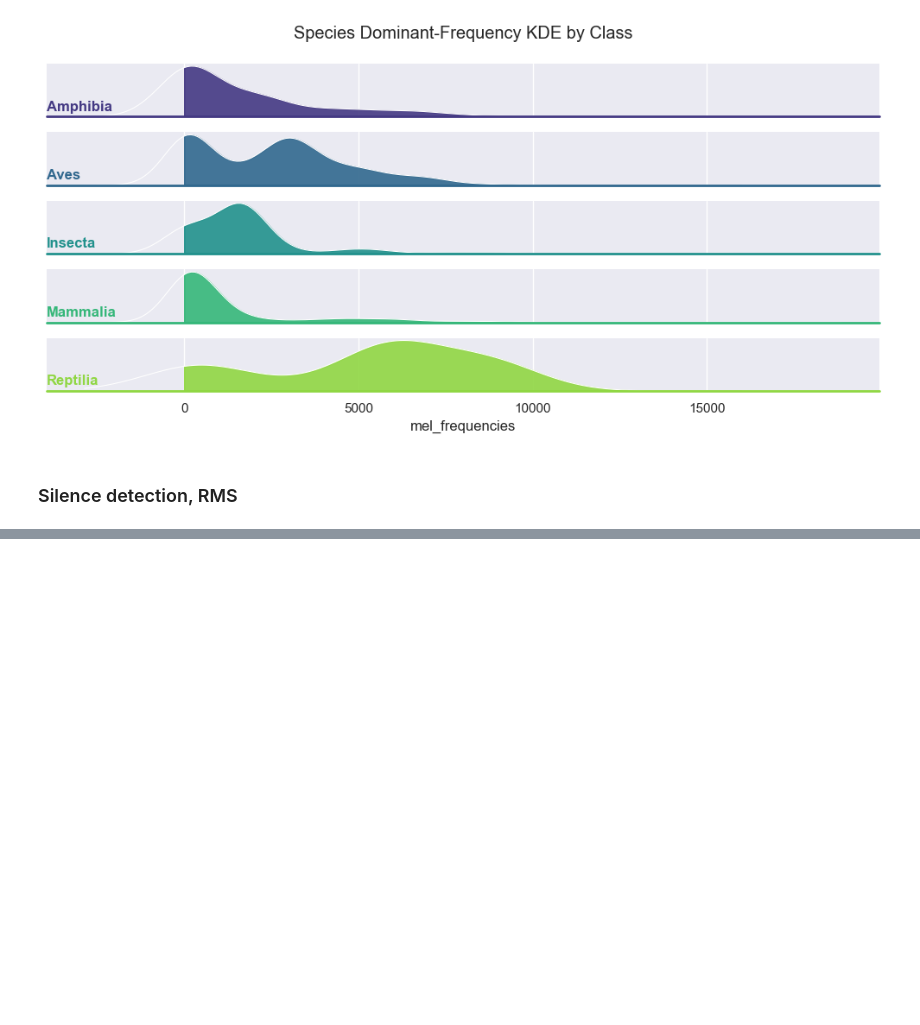
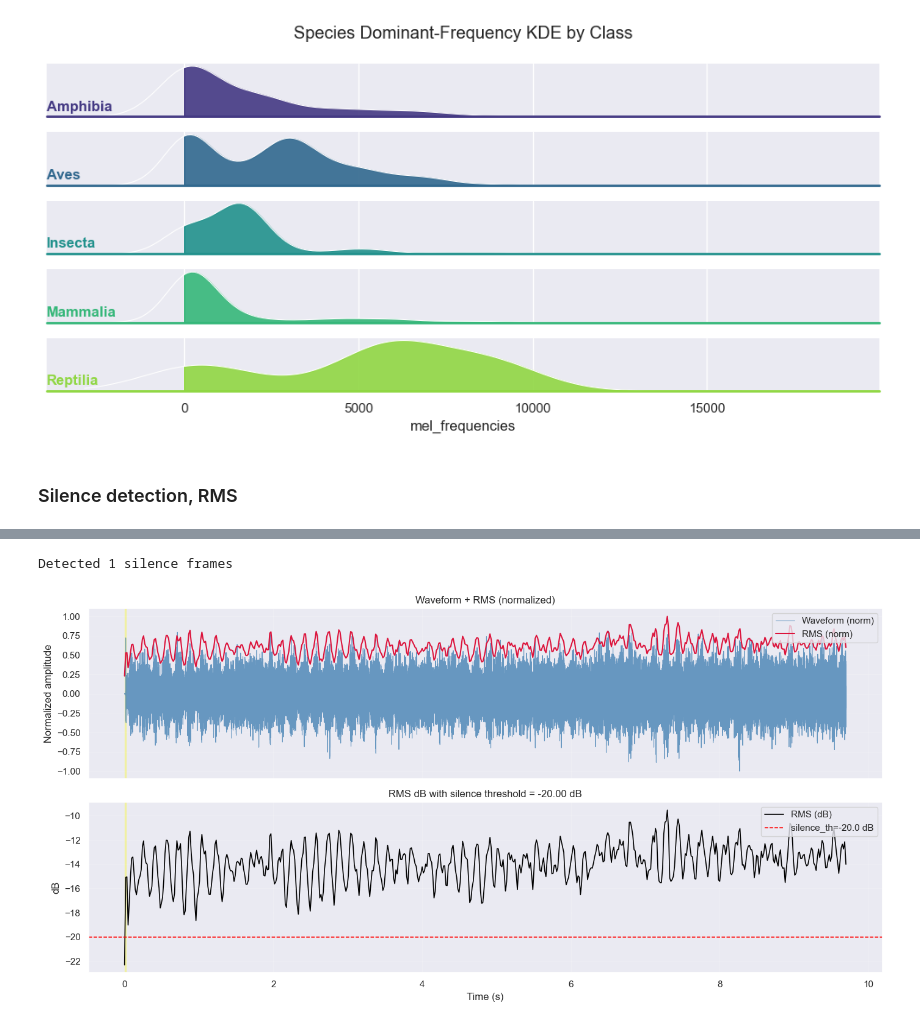
Before and after one commit to glouno/birdclef_2026_ML, a Jupyter notebook: notebooks/02_audio_features.ipynb, the cells around one changed output, grey strips where cells are left out. Cells and saved outputs as stored; diff of their text form; code cells hidden in the pictures; blank space fills up the shorter version.

Commit message:
silence detection exp

```diff
--- a/notebooks/02_audio_features.ipynb
+++ b/notebooks/02_audio_features.ipynb
@@ -206,0 +174,17 @@ array([  78.125, 4203.125, 5334.375])
+# %%
+y, _ = load_train_audio(train, 50)
+rms, rms_db, times = compute_rms_dbfs(y, cfg)
+# %%
+# Percentile assumption -> incorrect one for some files
+
+th = np.percentile(rms_db, 10)
+fig, axes, silent_seconds, silence_segments = plot_waveform_rms_db_with_silence(
+    y=y,
+    cfg=cfg,
+    silence_th=-20,
+)
+
+print(f"Detected {len(silent_seconds)} silence frames")
+# %% [output]
+Detected 1 silence frames
+[figure, added]
```
Also changed, not shown: parts of 8 cells of this notebook, 6 other files.
